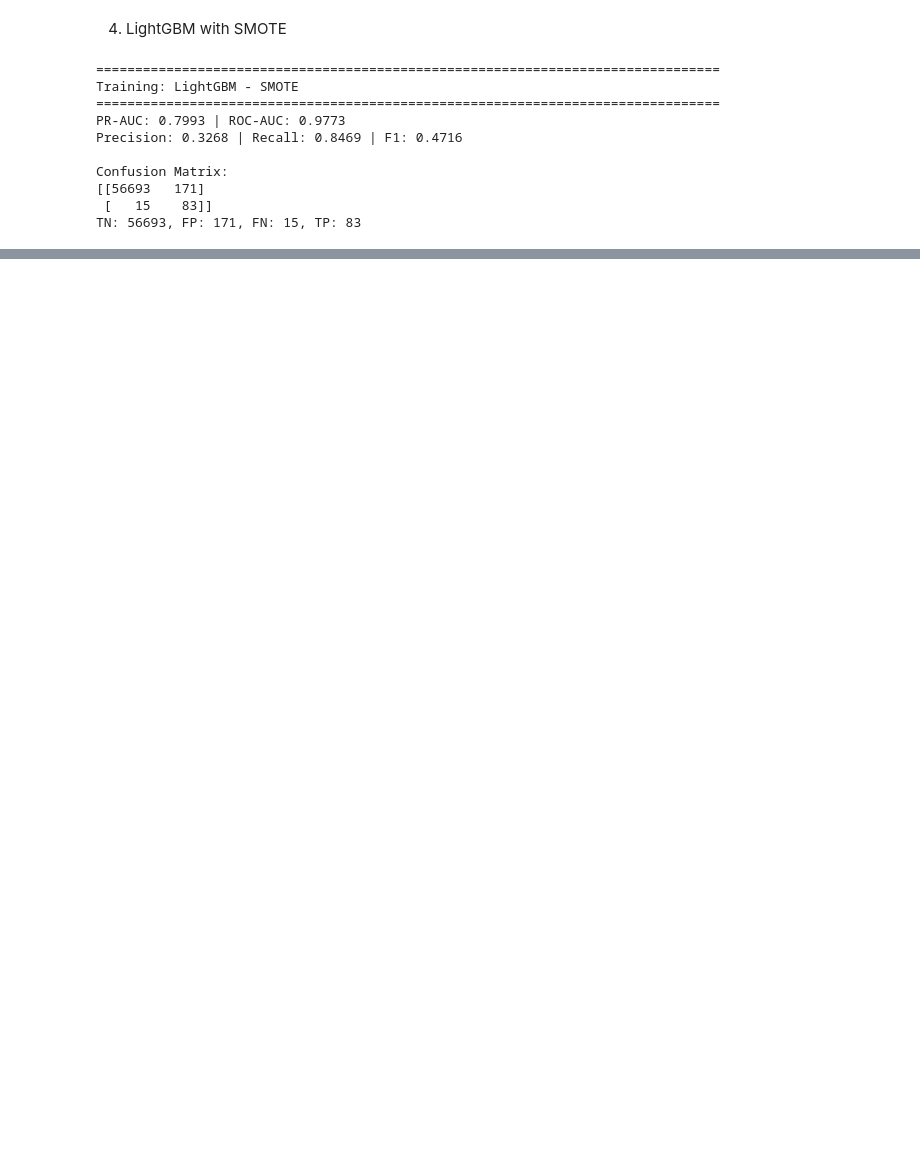
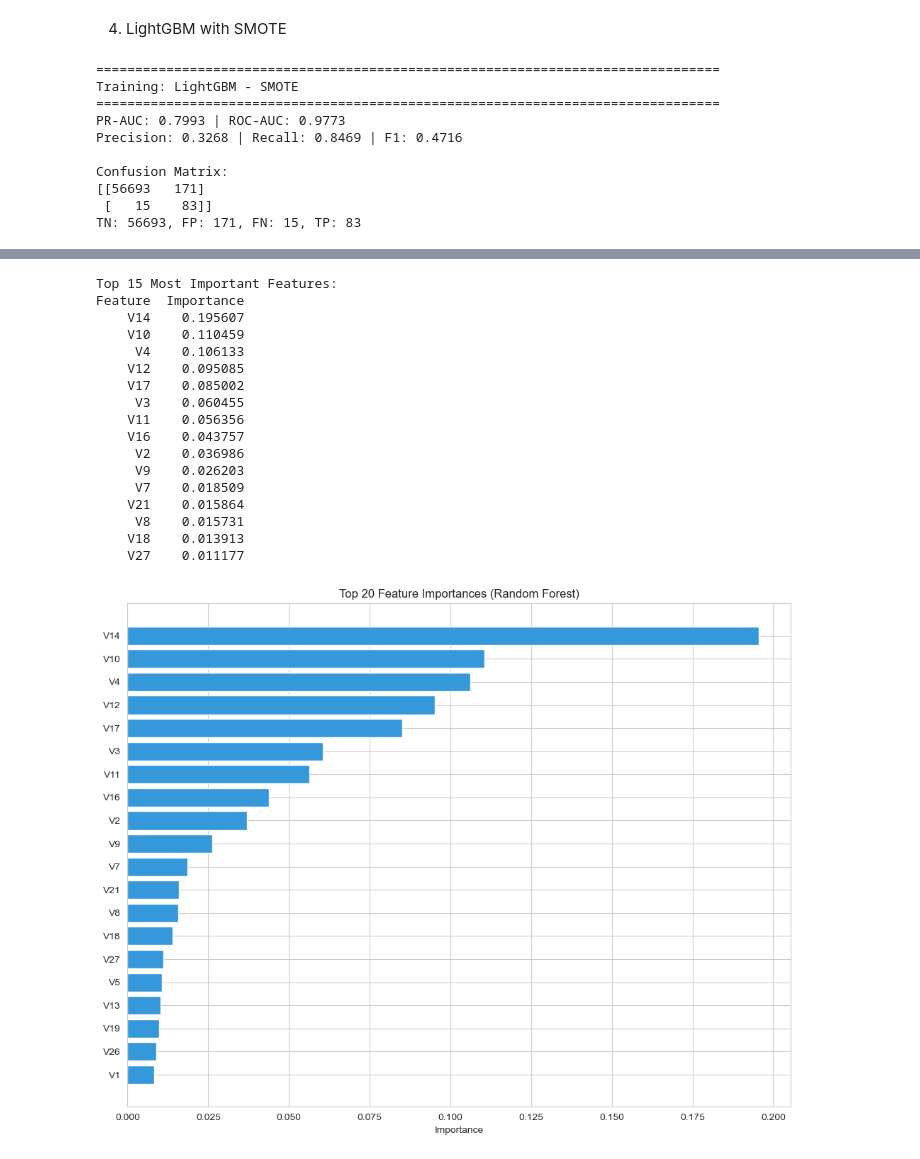
Before and after one commit to mwendemichelle4-dev/Credit-Card-Fraud-Detection-Analysis, a Jupyter notebook: Notebook.ipynb, the cells around one changed output, grey strips where cells are left out. Cells and saved outputs as stored; diff of their text form; code cells hidden in the pictures; blank space fills up the shorter version.

```diff
--- a/Notebook.ipynb
+++ b/Notebook.ipynb
@@ -1074,0 +1181,38 @@ RECOMMENDATION:
+# %%
+# Get feature importance from Random Forest
+feature_importance = pd.DataFrame({
+    'Feature': X.columns,
+    'Importance': rf_model.feature_importances_
+}).sort_values('Importance', ascending=False)
+
+print("\nTop 15 Most Important Features:")
+print(feature_importance.head(15).to_string(index=False))
+
+# Plot feature importance
+plt.figure(figsize=(10, 8))
+top_features = feature_importance.head(20)
+plt.barh(top_features['Feature'], top_features['Importance'], color='#3498db')
+plt.xlabel('Importance')
+plt.title('Top 20 Feature Importances (Random Forest)')
+plt.gca().invert_yaxis()
+plt.tight_layout()
+plt.show()
+# %% [output]
+Top 15 Most Important Features:
+Feature  Importance
+    V14    0.195607
+    V10    0.110459
+     V4    0.106133
+    V12    0.095085
+    V17    0.085002
+     V3    0.060455
+    V11    0.056356
+    V16    0.043757
+     V2    0.036986
+     V9    0.026203
+     V7    0.018509
+    V21    0.015864
+     V8    0.015731
+    V18    0.013913
+    V27    0.011177
+[figure, added]
```
Also changed, not shown: parts of 73 cells of this notebook.
